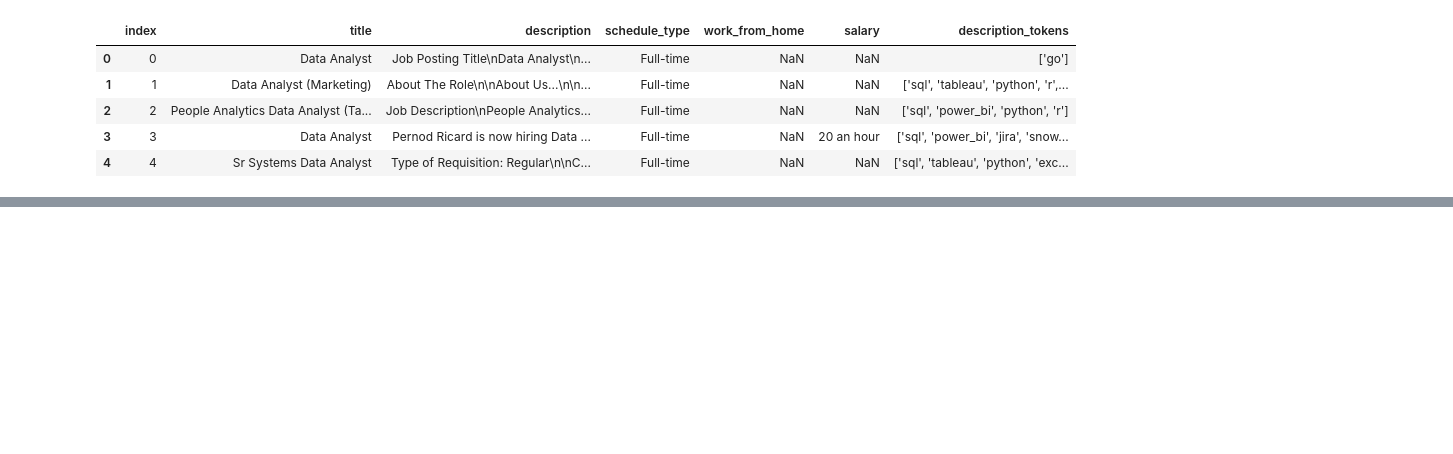
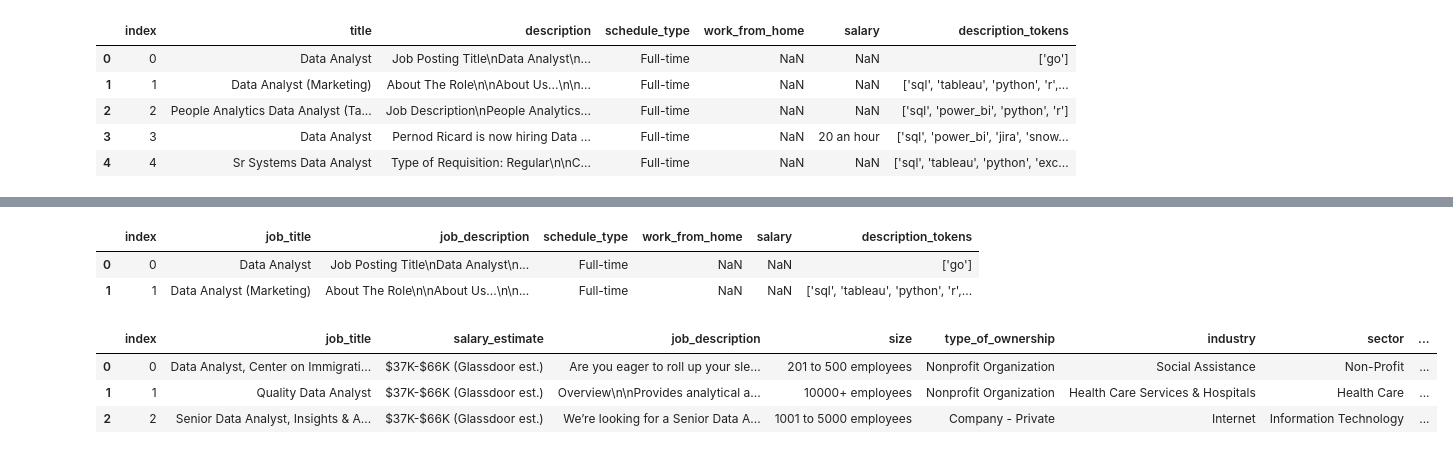
Before and after one commit to Nuel-EN/Capstone-Project-, a Jupyter notebook: Nuel-NB.ipynb, the cells around one changed output, grey strips where cells are left out. Cells and saved outputs as stored; diff of their text form; code cells hidden in the pictures; blank space fills up the shorter version.

Commit message:
merged 3 Datasets

```diff
--- a/Nuel-NB.ipynb
+++ b/Nuel-NB.ipynb
@@ -49,0 +88,2 @@ google_job_df2.head()
+# %%
+data_analyst_df2 = data_analyst_df2.rename_axis('index').reset_index()
@@ -49,0 +103,3 @@ google_job_df2.head()
+# %%
+#Join Data Analyst Dataset and Data Scientist Dataset
+analyst_scientist_df = pd.concat([data_analyst_df2, data_scientist_df2])
@@ -49,0 +153,19 @@ google_job_df2.head()
+# %%
+#lets rename columns of the google job dataset
+google_job_df3 = google_job_df2.rename(columns={'title': 'job_title', 'description': 'job_description'})
+# %%
+google_job_df3.head(2)
+# %% [output]
+|  | index | job_title | job_description | schedule_type | work_from_home | salary | description_tokens |
+| 0 | 0 | Data Analyst | Job Posting Title\nData Analyst\n... | Full-time | NaN | NaN | ['go'] |
+| 1 | 1 | Data Analyst (Marketing) | About The Role\n\nAbout Us...\n\n... | Full-time | NaN | NaN | ['sql', 'tableau', 'python', 'r',... |
+# %%
+#join google dataset to the data analyst /scientist dataset
+master_df = pd.concat([analyst_scientist_df, google_job_df3])
+# %%
+master_df.head(3)
+# %% [output]
+|  | index | job_title | salary_estimate | job_description | size | type_of_ownership | industry | sector | ... |
+| 0 | 0 | Data Analyst, Center on Immigrati... | $37K-$66K (Glassdoor est.) | Are you eager to roll up your sle... | 201 to 500 employees | Nonprofit Organization | Social Assistance | Non-Profit | ... |
+| 1 | 1 | Quality Data Analyst | $37K-$66K (Glassdoor est.) | Overview\n\nProvides analytical a... | 10000+ employees | Nonprofit Organization | Health Care Services & Hospitals | Health Care | ... |
+| 2 | 2 | Senior Data Analyst, Insights & A... | $37K-$66K (Glassdoor est.) | We’re looking for a Senior Data A... | 1001 to 5000 employees | Company - Private | Internet | Information Technology | ... |
```
Also changed, not shown: parts of 14 cells of this notebook.
